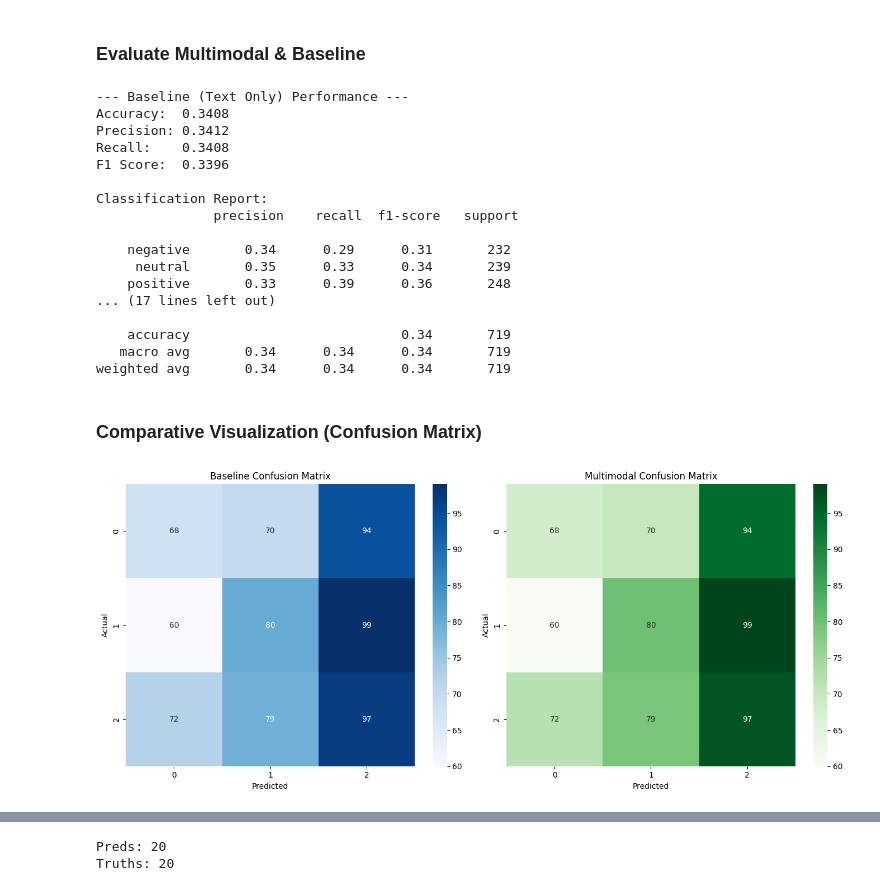
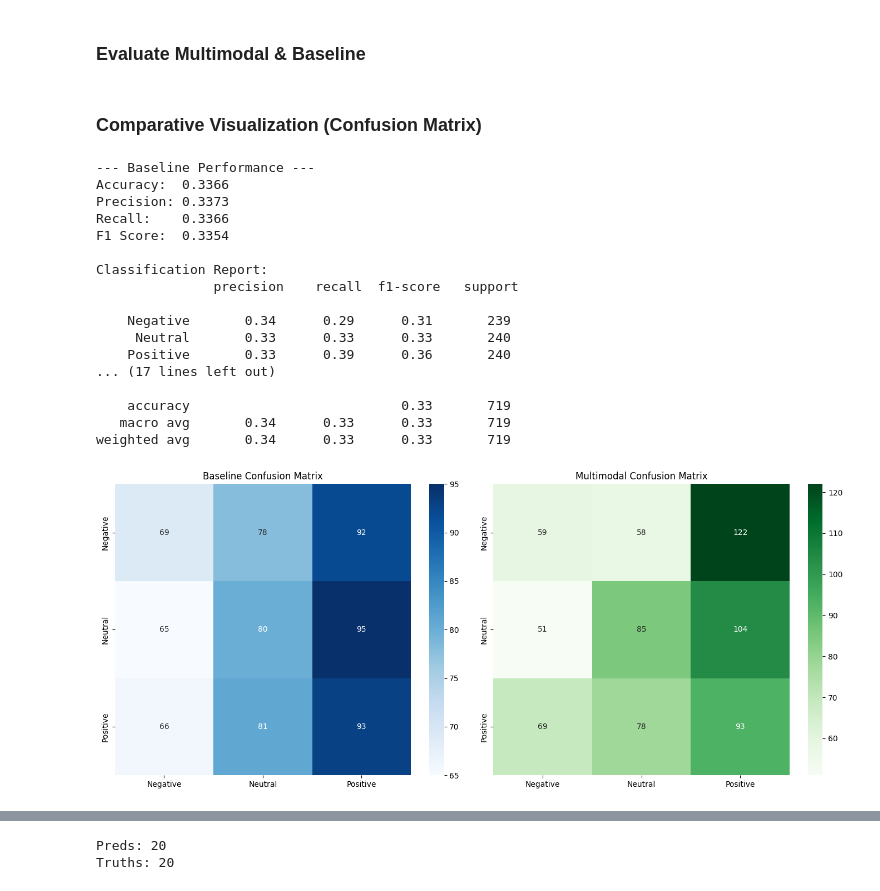
Before and after one commit to aagya0805/neural_network, a Jupyter notebook: sentiment_analysis.ipynb, the cells around one changed output, grey strips where cells are left out. Cells and saved outputs as stored; diff of their text form; code cells hidden in the pictures.

```diff
--- a/sentiment_analysis.ipynb
+++ b/sentiment_analysis.ipynb
@@ -980,59 +1079,65 @@ Model: "functional_4"
 def evaluate_model(model, X_test, y_test, model_name):
     y_pred = model.predict(X_test)
 
-    acc = accuracy_score(y_test, y_pred)
-    precision, recall, f1, _ = precision_recall_fscore_support(y_test, y_pred, average='weighted')
+    word_to_num = {'negative': 0, 'neutral': 1, 'positive': 2}
+
+    if isinstance(y_pred[0], str):
+        y_pred_numeric = np.array([word_to_num[str(p).lower().strip()] for p in y_pred])
+    else:
+        y_pred_numeric = np.array(y_pred).astype(int)
+
+    y_test_numeric = np.array(y_test).astype(int)
+
+    acc = accuracy_score(y_test_numeric, y_pred_numeric)
+    precision, recall, f1, _ = precision_recall_fscore_support(y_test_numeric, y_pred_numeric, average='weighted')
 
     print(f"--- {model_name} Performance ---")
     print(f"Accuracy:  {acc:.4f}")
     print(f"Precision: {precision:.4f}")
     print(f"Recall:    {recall:.4f}")
     print(f"F1 Score:  {f1:.4f}")
-    print("\nClassification Report:\n", classification_report(y_test, y_pred))
+    print("\nClassification Report:\n", classification_report(y_test_numeric, y_pred_numeric, target_names=['Negative', 'Neutral', 'Positive']))
 
-    return y_pred
+    return y_pred_numeric
-# %%
-# Evaluate Baseline
-y_pred_baseline = evaluate_model(clf_baseline, X_text_test, y_test, "Baseline (Text Only)")
-
-# Evaluate Multimodal
-y_pred_multimodal = evaluate_model(clf_multimodal, X_multimodal_test, y_test, "Multimodal (Text + Visual)")
-# %% [output]
---- Baseline (Text Only) Performance ---
-Accuracy:  0.3408
-Precision: 0.3412
-Recall:    0.3408
-F1 Score:  0.3396
-
-Classification Report:
-               precision    recall  f1-score   support
-
-    negative       0.34      0.29      0.31       232
-     neutral       0.35      0.33      0.34       239
-    positive       0.33      0.39      0.36       248
-... (17 lines left out)
-
-    accuracy                           0.34       719
-   macro avg       0.34      0.34      0.34       719
-weighted avg       0.34      0.34      0.34       719
 # %% [markdown]
 ### **Comparative Visualization (Confusion Matrix)**
 # %%
+y_test_final = np.array(y_test).astype(int)
+
+y_pred_baseline = evaluate_model(clf_baseline, X_text_test, y_test_final, "Baseline")
+y_pred_multimodal = evaluate_model(clf_multimodal, X_multimodal_test, y_test_final, "Multimodal")
+
 fig, axes = plt.subplots(1, 2, figsize=(14, 6))
+display_labels = ['Negative', 'Neutral', 'Positive']
 
-# Baseline Confusion Matrix
-sns.heatmap(confusion_matrix(y_test, y_pred_baseline), annot=True, fmt='d', cmap='Blues', ax=axes[0])
+sns.heatmap(confusion_matrix(y_test_final, y_pred_baseline),
+            annot=True, fmt='d', cmap='Blues', ax=axes[0],
+            xticklabels=display_labels, yticklabels=display_labels)
 axes[0].set_title('Baseline Confusion Matrix')
-axes[0].set_xlabel('Predicted')
-axes[0].set_ylabel('Actual')
 
-# Multimodal Confusion Matrix
-sns.heatmap(confusion_matrix(y_test, y_pred_multimodal), annot=True, fmt='d', cmap='Greens', ax=axes[1])
+sns.heatmap(confusion_matrix(y_test_final, y_pred_multimodal),
+            annot=True, fmt='d', cmap='Greens', ax=axes[1],
+            xticklabels=display_labels, yticklabels=display_labels)
 axes[1].set_title('Multimodal Confusion Matrix')
-axes[1].set_xlabel('Predicted')
-axes[1].set_ylabel('Actual')
 
 plt.tight_layout()
 plt.show()
 # %% [output]
+--- Baseline Performance ---
+Accuracy:  0.3366
+Precision: 0.3373
+Recall:    0.3366
+F1 Score:  0.3354
+
+Classification Report:
+               precision    recall  f1-score   support
+
+    Negative       0.34      0.29      0.31       239
+     Neutral       0.33      0.33      0.33       240
+    Positive       0.33      0.39      0.36       240
+... (17 lines left out)
+
+    accuracy                           0.33       719
+   macro avg       0.34      0.33      0.33       719
+weighted avg       0.34      0.33      0.33       719
-[figure, old version]
+[figure, new version]
```
Also changed, not shown: parts of 77 cells of this notebook.
